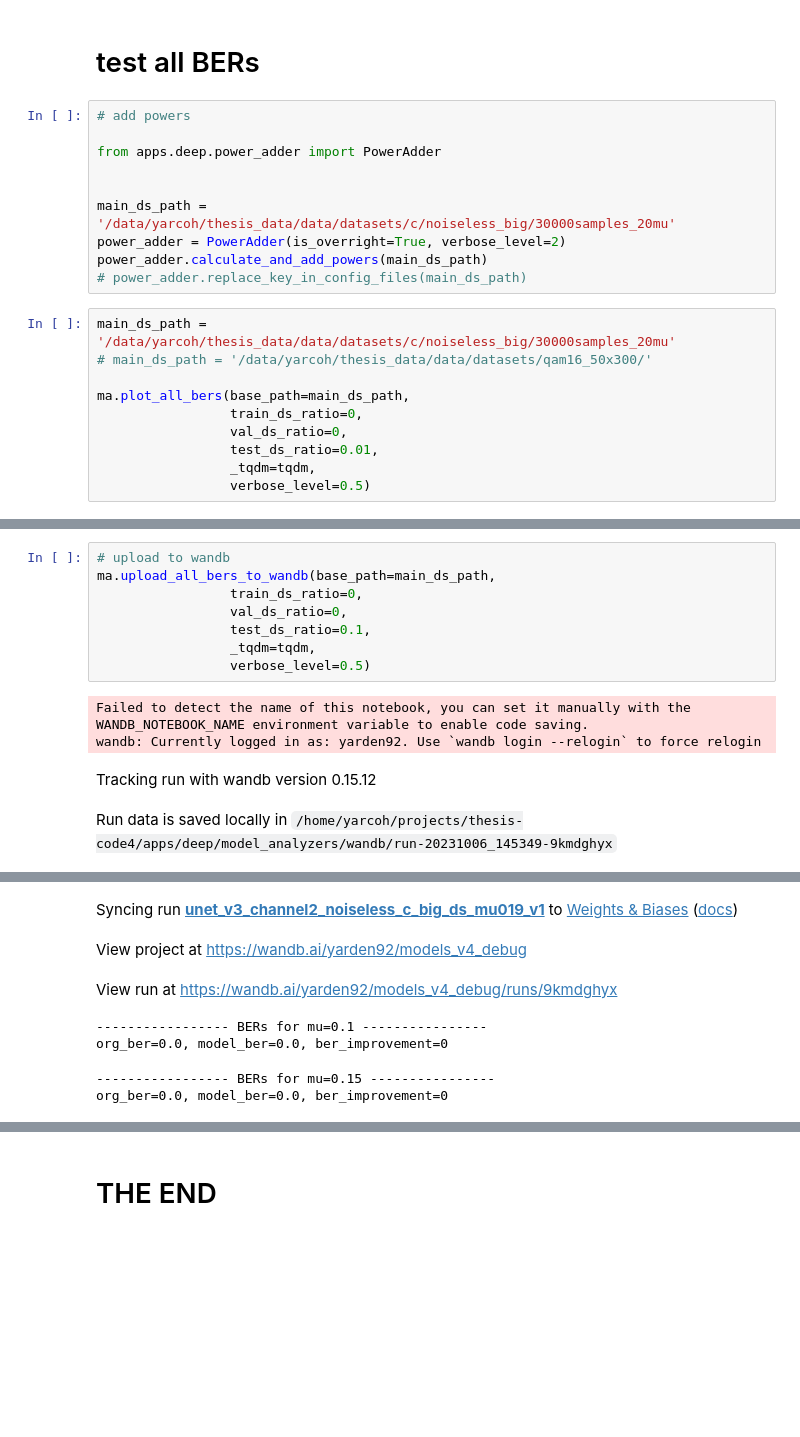
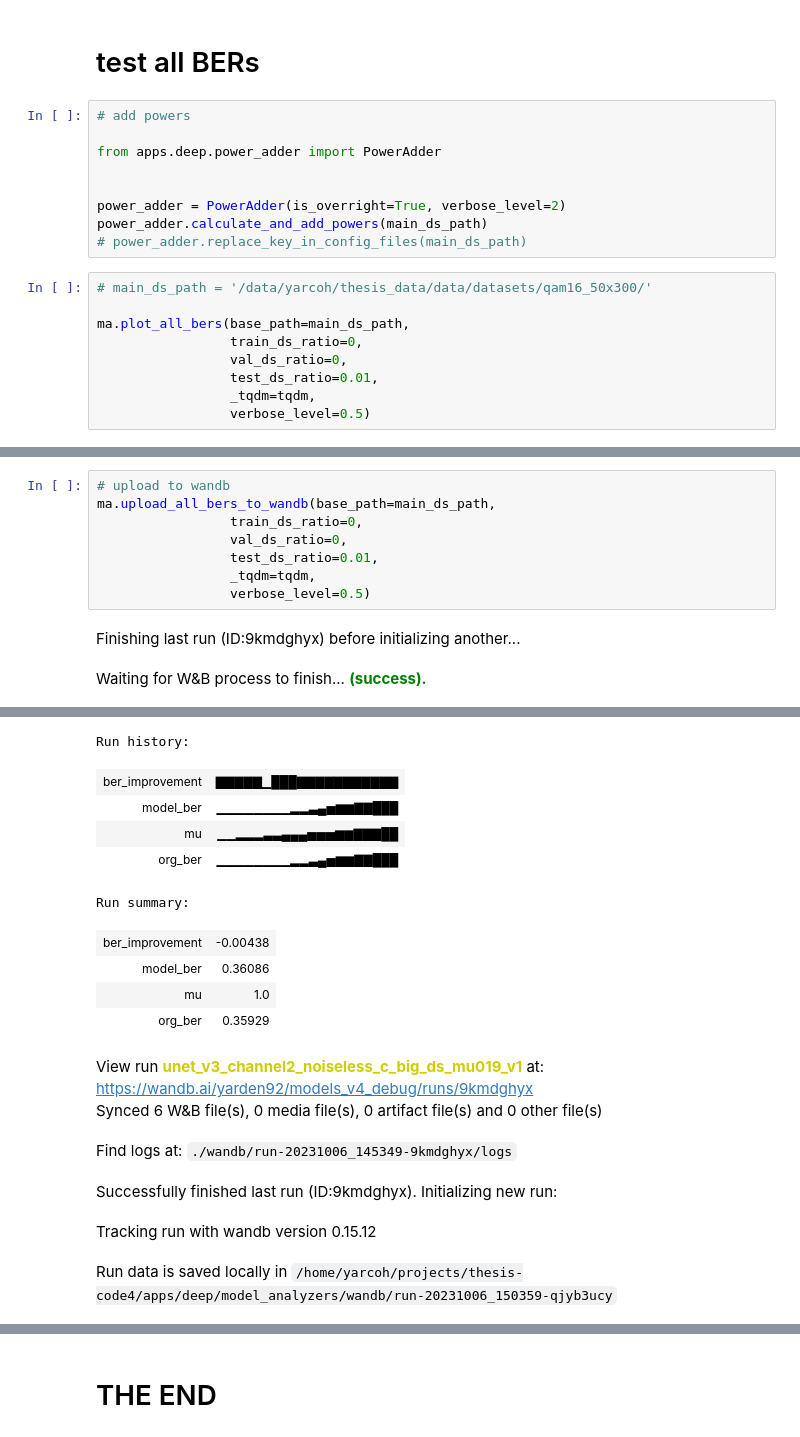
Before and after one commit to Yarden92/Thesis-code, a Jupyter notebook: apps/deep/model_analyzers/model_analyzer.ipynb, the cells around one changed output, grey strips where cells are left out. Saved outputs shown, nothing was run; the diff lists cells and outputs as text; blank space fills up the shorter version.

```diff
--- a/apps/deep/model_analyzers/model_analyzer.ipynb
+++ b/apps/deep/model_analyzers/model_analyzer.ipynb
@@ -154,12 +153,10 @@ ma.upload_bers_to_wandb()
 from apps.deep.power_adder import PowerAdder
 
 
-main_ds_path = '/data/yarcoh/thesis_data/data/datasets/c/noiseless_big/30000samples_20mu'
 power_adder = PowerAdder(is_overright=True, verbose_level=2)
 power_adder.calculate_and_add_powers(main_ds_path)
 # power_adder.replace_key_in_config_files(main_ds_path)
 # %%
-main_ds_path = '/data/yarcoh/thesis_data/data/datasets/c/noiseless_big/30000samples_20mu'
 # main_ds_path = '/data/yarcoh/thesis_data/data/datasets/qam16_50x300/'
 
 ma.plot_all_bers(base_path=main_ds_path,
@@ -187,11 +184,9 @@ mu=0.620 | org_ber=1.67e-01 | model_ber=1.57e-01 |  ber_improve=006%
 ma.upload_all_bers_to_wandb(base_path=main_ds_path,
                  train_ds_ratio=0,
                  val_ds_ratio=0,
-                 test_ds_ratio=0.1,
+                 test_ds_ratio=0.01,
                  _tqdm=tqdm,
                  verbose_level=0.5)
 # %% [output]
-Failed to detect the name of this notebook, you can set it manually with the WANDB_NOTEBOOK_NAME environment variable to enable code saving.
-wandb: Currently logged in as: yarden92. Use `wandb login --relogin` to force relogin
-Tracking run with wandb version 0.15.12
+Finishing last run (ID:9kmdghyx) before initializing another...
-Run data is saved locally in /home/yarcoh/projects/thesis-code4/apps/deep/model_analyzers/wandb/run-20231006_145349-9kmdghyx
+Waiting for W&B process to finish... (success).
@@ -198,7 +194,16 @@ Run data is saved locally in /home/yarcoh/projects/thesis-code4/apps/deep/model_
+Run history:
+| ber_improvement | ▇▇▇▇▇▁███▇▇▇▇▇▇▇▇▇▇▇ |
+| model_ber | ▁▁▁▁▁▁▁▁▂▂▃▄▅▆▆▇▇███ |
+| mu | ▁▁▂▂▂▃▃▄▄▄▅▅▅▆▆▇▇▇██ |
+| org_ber | ▁▁▁▁▁▁▁▁▂▂▃▄▅▆▆▇▇███ |
+Run summary:
+| ber_improvement | -0.00438 |
+| model_ber | 0.36086 |
+| mu | 1.0 |
+| org_ber | 0.35929 |
-Syncing run unet_v3_channel2_noiseless_c_big_ds_mu019_v1 to Weights & Biases (docs)
+View run unet_v3_channel2_noiseless_c_big_ds_mu019_v1 at: https://wandb.ai/yarden92/models_v4_debug/runs/9kmdghyx
+Synced 6 W&B file(s), 0 media file(s), 0 artifact file(s) and 0 other file(s)
-View project at https://wandb.ai/yarden92/models_v4_debug
+Find logs at: ./wandb/run-20231006_145349-9kmdghyx/logs
-View run at https://wandb.ai/yarden92/models_v4_debug/runs/9kmdghyx
+Successfully finished last run (ID:9kmdghyx). Initializing new run:
------------------ BERs for mu=0.1 ----------------
-org_ber=0.0, model_ber=0.0, ber_improvement=0
------------------ BERs for mu=0.15 ----------------
-org_ber=0.0, model_ber=0.0, ber_improvement=0
+Tracking run with wandb version 0.15.12
+Run data is saved locally in /home/yarcoh/projects/thesis-code4/apps/deep/model_analyzers/wandb/run-20231006_150359-qjyb3ucy
```
Also changed, not shown: parts of 9 cells of this notebook.
